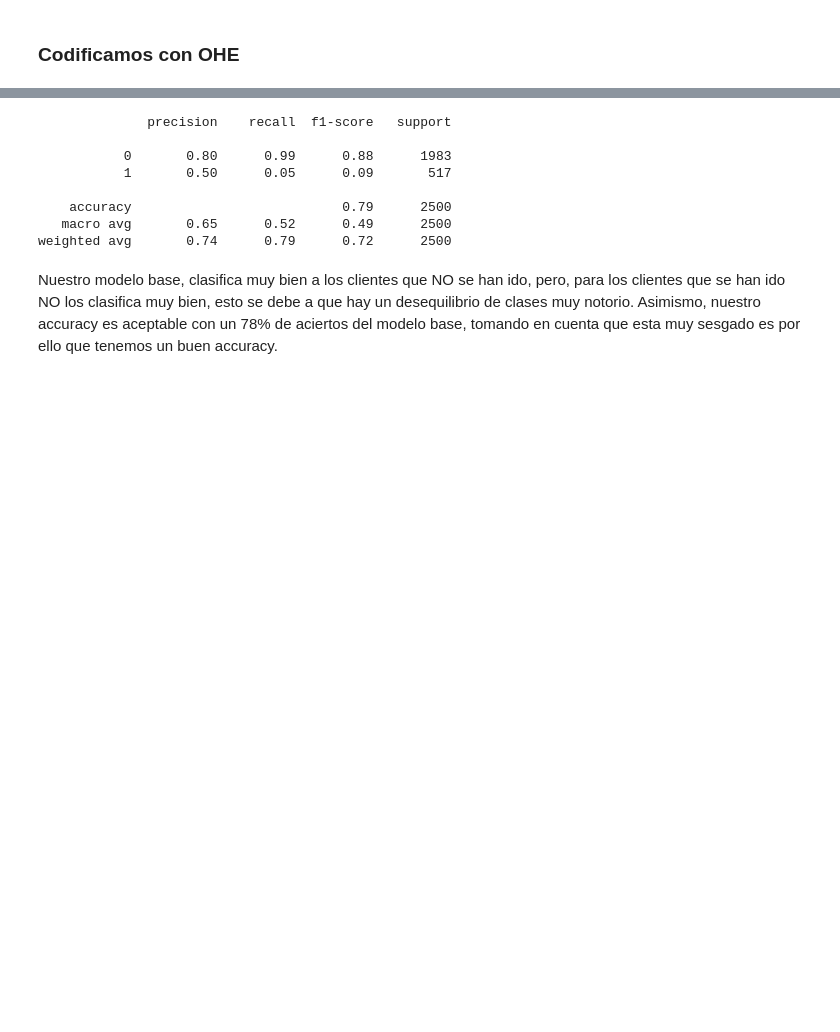
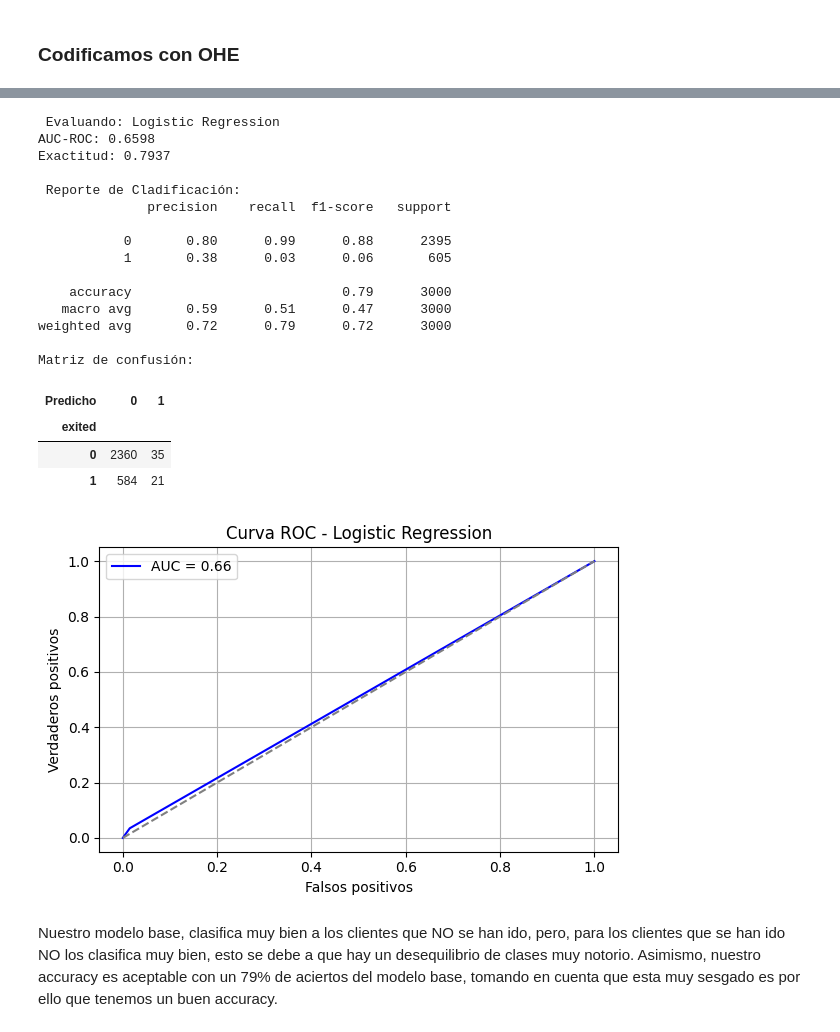
Before and after one commit to marxramos/Analisis-Churn-Beta-Bank, a Jupyter notebook: Notebooks/chrun_beta_bank.ipynb, the cells around one changed output, grey strips where cells are left out. Drawn from its saved outputs; the diff is of its cells as text; code cells hidden in the pictures; blank space fills up the shorter version.

```diff
--- a/Notebooks/chrun_beta_bank.ipynb
+++ b/Notebooks/chrun_beta_bank.ipynb
@@ -181,14 +255,68 @@ mat_base
-# %%
-# Extraemos las principales metricas
-print(metrics.classification_report(target_valid, model_base_predict))
-# %% [output]
-              precision    recall  f1-score   support
-
-           0       0.80      0.99      0.88      1983
-           1       0.50      0.05      0.09       517
-
-    accuracy                           0.79      2500
-   macro avg       0.65      0.52      0.49      2500
-weighted avg       0.74      0.79      0.72      2500
+# %%
+# Creacion de una funcion para la evaluacion de los modelos
+
+def evaluacion_de_modelo(modelo, feature_train, target_train, feature_test, target_test, nombre_modelo = 'Modelo'):
+    # Entrenamiento
+    modelo.fit(feature_train, target_train)
+
+    # Predicciones
+    prediccion = modelo.predict(feature_test)
+    prediccion_proba = modelo.predict_proba(feature_test)[:,1]
+
+    # Metricas
+    auc = roc_auc_score(target_test, prediccion_proba)
+    acc = accuracy_score(target_test, prediccion)
+
+    print(f'\n Evaluando: {nombre_modelo}')
+    print(f'AUC-ROC: {auc:.4f}')
+    print(f'Exactitud: {acc:.4f}')
+    print('\n Reporte de Cladificación:')
+    print(classification_report(target_test, prediccion))
+
+    # Matriz de confusion
+
+    print('Matriz de confusión:')
+    display(pd.crosstab(index=target_test, columns=prediccion, colnames=['Predicho']).style.background_gradient(cmap='Reds'))
+
+    # Curva ROC
+    fpr, tpr, _ = roc_curve(target_test, prediccion)
+    plt.figure(figsize=(6, 4))
+    plt.plot(fpr, tpr, label=f'AUC = {auc:.2f}', color='blue')
+    plt.plot([0, 1], [0, 1], '--', color='gray')
+    plt.xlabel('Falsos positivos')
+    plt.ylabel('Verdaderos positivos')
+    plt.title(f'Curva ROC - {nombre_modelo}')
+    plt.legend()
+    plt.grid(True)
+    plt.tight_layout()
+    plt.show()
+
+
+    return auc, acc
+# %%
+modelo_logreg = LogisticRegression(solver='liblinear', random_state=42)
+
+regre_logis_auc, regre_logis_acc = evaluacion_de_modelo(modelo_logreg, feature_train, target_train, feature_test, target_test, nombre_modelo='Logistic Regression')
+# %% [output]
+ Evaluando: Logistic Regression
+AUC-ROC: 0.6598
+Exactitud: 0.7937
+
+ Reporte de Cladificación:
+              precision    recall  f1-score   support
+
+           0       0.80      0.99      0.88      2395
+           1       0.38      0.03      0.06       605
+
+    accuracy                           0.79      3000
+   macro avg       0.59      0.51      0.47      3000
+weighted avg       0.72      0.79      0.72      3000
+
+Matriz de confusión:
+| Predicho | 0 | 1 |
+| exited |  |  |
+| 0 | 2360 | 35 |
+| 1 | 584 | 21 |
+[figure, added]
 # %% [markdown]
-Nuestro modelo base, clasifica muy bien a los clientes que NO se han ido, pero, para los clientes que se han ido NO los clasifica muy bien, esto se debe a que hay un desequilibrio de clases muy notorio. Asimismo, nuestro accuracy es aceptable con un 78% de aciertos del modelo base, tomando en cuenta que esta muy sesgado es por ello que tenemos un buen accuracy.
+Nuestro modelo base, clasifica muy bien a los clientes que NO se han ido, pero, para los clientes que se han ido NO los clasifica muy bien, esto se debe a que hay un desequilibrio de clases muy notorio. Asimismo, nuestro accuracy es aceptable con un 79% de aciertos del modelo base, tomando en cuenta que esta muy sesgado es por ello que tenemos un buen accuracy.
```
Also changed, not shown: parts of 16 cells of this notebook.
